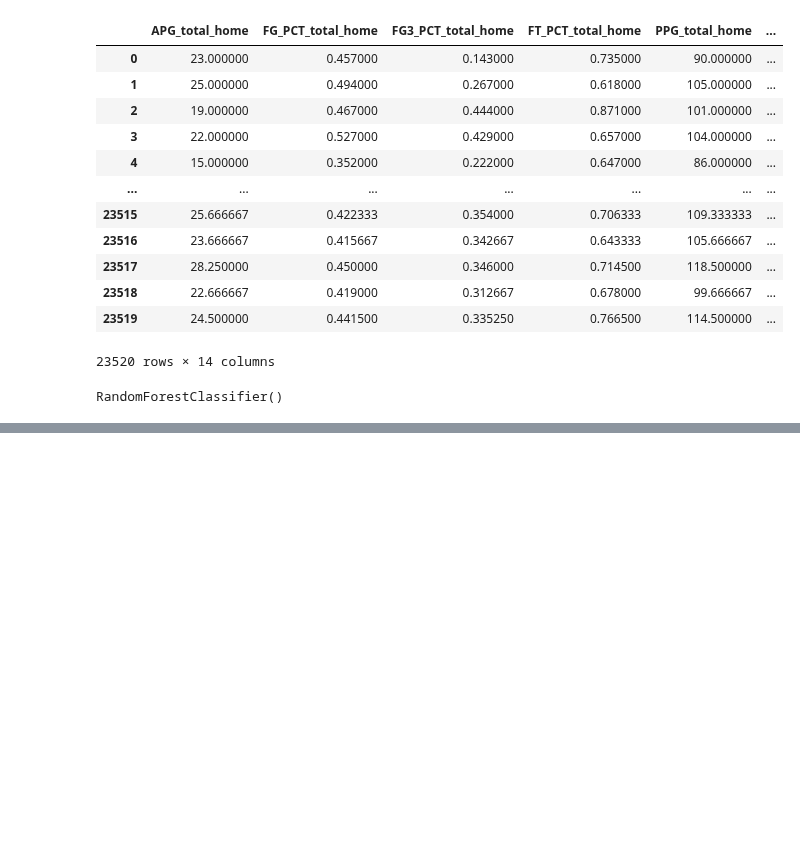
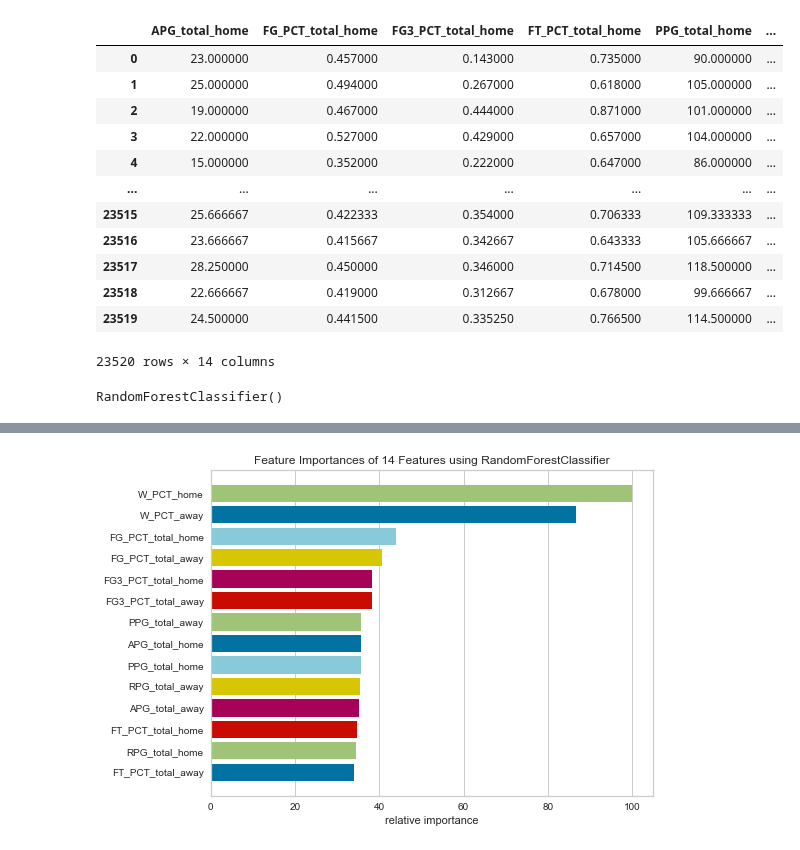
Before and after one commit to psalire/cmpe255-term-project, a Jupyter notebook: classifiers/random-forest/randomForest.ipynb, the cells around one changed output, grey strips where cells are left out. Saved outputs shown, nothing was run; the diff lists cells and outputs as text; code cells hidden in the pictures; blank space fills up the shorter version.

Commit message:
RandomForest Update

```diff
--- a/classifiers/random-forest/randomForest.ipynb
+++ b/classifiers/random-forest/randomForest.ipynb
@@ -137,0 +104,15 @@ for score in scores_randomForest:
+# %%
+def plot_feature_importances(clf):
+    viz = FeatureImportances(
+        clf,
+        labels=cumulative_stats_copy_df.columns,
+    )
+    viz.fit(
+        cumulative_stats_copy_df,
+        winners_df,
+    )
+    viz.show()
+# %%
+plot_feature_importances(randomForest)
+# %% [output]
+[figure, added]
```
Also changed, not shown: parts of 15 cells of this notebook.
